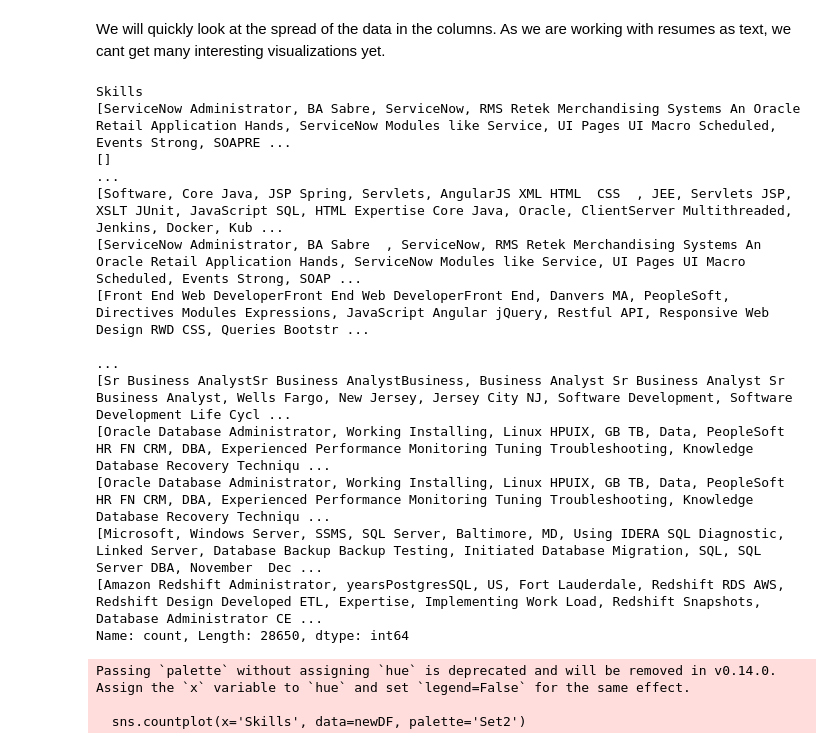
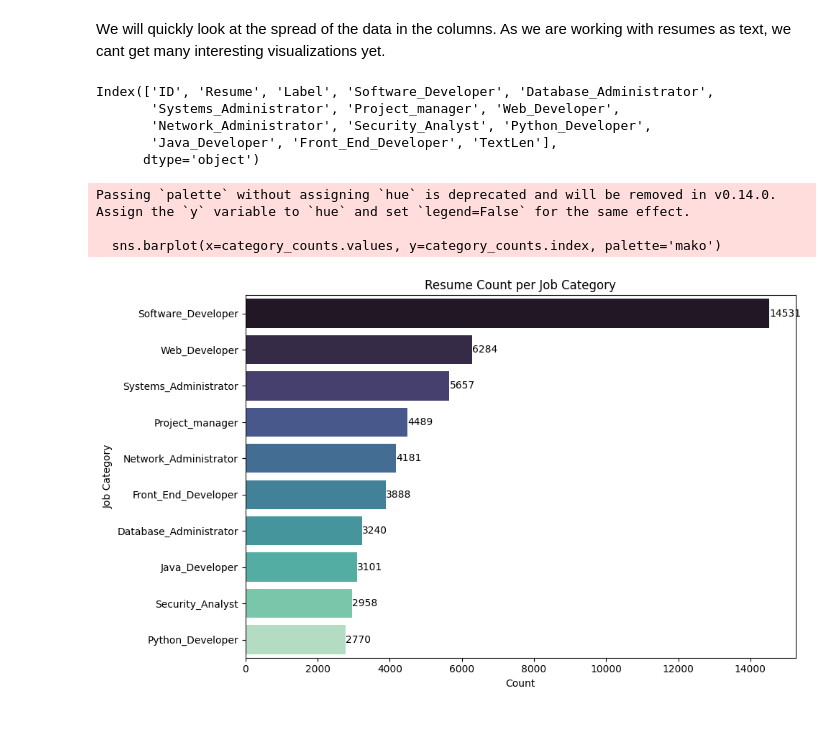
Before and after one commit to pelle112112/AIML-Exam, a Jupyter notebook: dataExploration.ipynb, the cells around one changed output. Cells and saved outputs as stored; diff of their text form; code cells hidden in the pictures.

Commit message:
removed redundant columns and visualized

```diff
--- a/dataExploration.ipynb
+++ b/dataExploration.ipynb
@@ -21,32 +13,36 @@ We will quickly look at the spread of the data in the columns. As we are working
 # %%
 from matplotlib import pyplot as plt
 import seaborn as sns
-# %%
-newDF['Skills'].value_counts()
-# %% [output]
-Skills
-[ServiceNow Administrator, BA Sabre, ServiceNow, RMS Retek Merchandising Systems An Oracle Retail Application Hands, ServiceNow Modules like Service, UI Pages UI Macro Scheduled, Events Strong, SOAPRE ...
-[]                                                                                                                                                                                                       ...
-[Software, Core Java, JSP Spring, Servlets, AngularJS XML HTML  CSS  , JEE, Servlets JSP, XSLT JUnit, JavaScript SQL, HTML Expertise Core Java, Oracle, ClientServer Multithreaded, Jenkins, Docker, Kub ...
-[ServiceNow Administrator, BA Sabre  , ServiceNow, RMS Retek Merchandising Systems An Oracle Retail Application Hands, ServiceNow Modules like Service, UI Pages UI Macro Scheduled, Events Strong, SOAP ...
-[Front End Web DeveloperFront End Web DeveloperFront End, Danvers MA, PeopleSoft, Directives Modules Expressions, JavaScript Angular jQuery, Restful API, Responsive Web Design RWD CSS, Queries Bootstr ...
-                                                                                                                                                                                                         ...
-[Sr Business AnalystSr Business AnalystBusiness, Business Analyst Sr Business Analyst Sr Business Analyst, Wells Fargo, New Jersey, Jersey City NJ, Software Development, Software Development Life Cycl ...
-[Oracle Database Administrator, Working Installing, Linux HPUIX, GB TB, Data, PeopleSoft HR FN CRM, DBA, Experienced Performance Monitoring Tuning Troubleshooting, Knowledge Database Recovery Techniqu ...
-[Oracle Database Administrator, Working Installing, Linux HPUIX, GB TB, Data, PeopleSoft HR FN CRM, DBA, Experienced Performance Monitoring Tuning Troubleshooting, Knowledge Database Recovery Techniqu ...
-[Microsoft, Windows Server, SSMS, SQL Server, Baltimore, MD, Using IDERA SQL Diagnostic, Linked Server, Database Backup Backup Testing, Initiated Database Migration, SQL, SQL Server DBA, November  Dec ...
-[Amazon Redshift Administrator, yearsPostgresSQL, US, Fort Lauderdale, Redshift RDS AWS, Redshift Design Developed ETL, Expertise, Implementing Work Load, Redshift Snapshots, Database Administrator CE ...
-Name: count, Length: 28650, dtype: int64
-# %%
-# Lets see the distribution of the labels
-plt.figure(figsize=(10, 5))
-sns.countplot(x='Skills', data=newDF, palette='Set2')
-plt.title('Distribution of Labels')
-plt.xlabel('Label')
-plt.ylabel('Count')
-plt.xticks(rotation=45)
-plt.show()
-# %% [output]
-Passing `palette` without assigning `hue` is deprecated and will be removed in v0.14.0. Assign the `x` variable to `hue` and set `legend=False` for the same effect.
-
-  sns.countplot(x='Skills', data=newDF, palette='Set2')
+# %%
+# Lets visualize the categories of resumes using the one hot encoding
+print(df.columns)
+# %% [output]
+Index(['ID', 'Resume', 'Label', 'Software_Developer', 'Database_Administrator',
+       'Systems_Administrator', 'Project_manager', 'Web_Developer',
+       'Network_Administrator', 'Security_Analyst', 'Python_Developer',
+       'Java_Developer', 'Front_End_Developer', 'TextLen'],
+      dtype='object')
+# %%
+category_columns = [
+    'Software_Developer', 'Database_Administrator', 'Systems_Administrator',
+    'Project_manager', 'Web_Developer', 'Network_Administrator',
+    'Security_Analyst', 'Python_Developer', 'Java_Developer',
+    'Front_End_Developer'
+]
+# %%
+category_counts = df[category_columns].sum().sort_values(ascending=False)
+# %%
+plt.figure(figsize=(10, 6))
+sns.barplot(x=category_counts.values, y=category_counts.index, palette='mako')
+for i, v in enumerate(category_counts.values):
+    plt.text(v + 0.5, i, str(v), color='black', va='center')
+plt.title("Resume Count per Job Category")
+plt.xlabel("Count")
+plt.ylabel("Job Category")
+plt.tight_layout()
+plt.show()
+# %% [output]
+Passing `palette` without assigning `hue` is deprecated and will be removed in v0.14.0. Assign the `y` variable to `hue` and set `legend=False` for the same effect.
+
+  sns.barplot(x=category_counts.values, y=category_counts.index, palette='mako')
+[figure, added]
```
Also changed, not shown: parts of 2 cells of this notebook, 1 other file.
